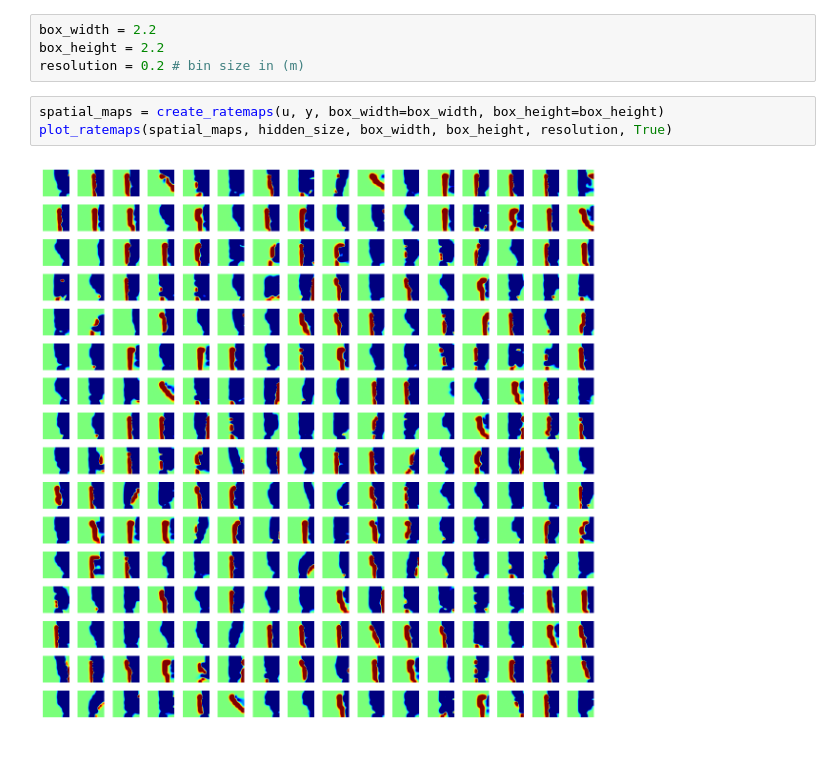
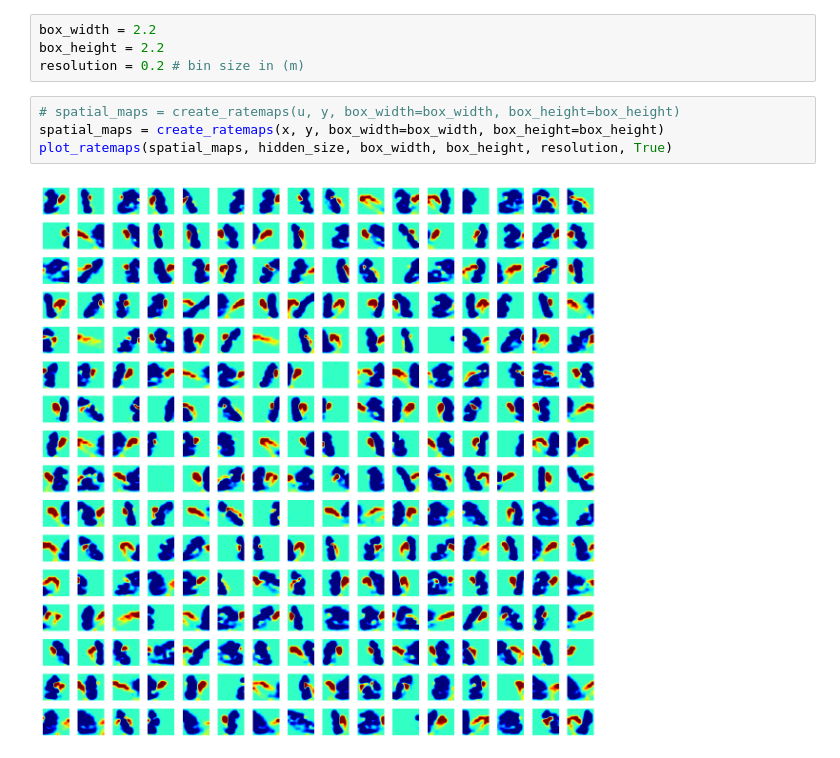
Before and after one commit to nguyen-td/activation-patterns, a Jupyter notebook: load_network.ipynb, the cells around one changed output. Cells and saved outputs as stored; diff of their text form.

```diff
--- a/load_network.ipynb
+++ b/load_network.ipynb
@@ -68,7 +68,8 @@ box_width = 2.2
 box_height = 2.2
 resolution = 0.2 # bin size in (m)
 # %%
-spatial_maps = create_ratemaps(u, y, box_width=box_width, box_height=box_height)
+# spatial_maps = create_ratemaps(u, y, box_width=box_width, box_height=box_height)
+spatial_maps = create_ratemaps(x, y, box_width=box_width, box_height=box_height)
 plot_ratemaps(spatial_maps, hidden_size, box_width, box_height, resolution, True)
 # %% [output]
-[figure, old version]
+[figure, new version]
```
Also changed, not shown: parts of 1 cell of this notebook, 1 other file.
